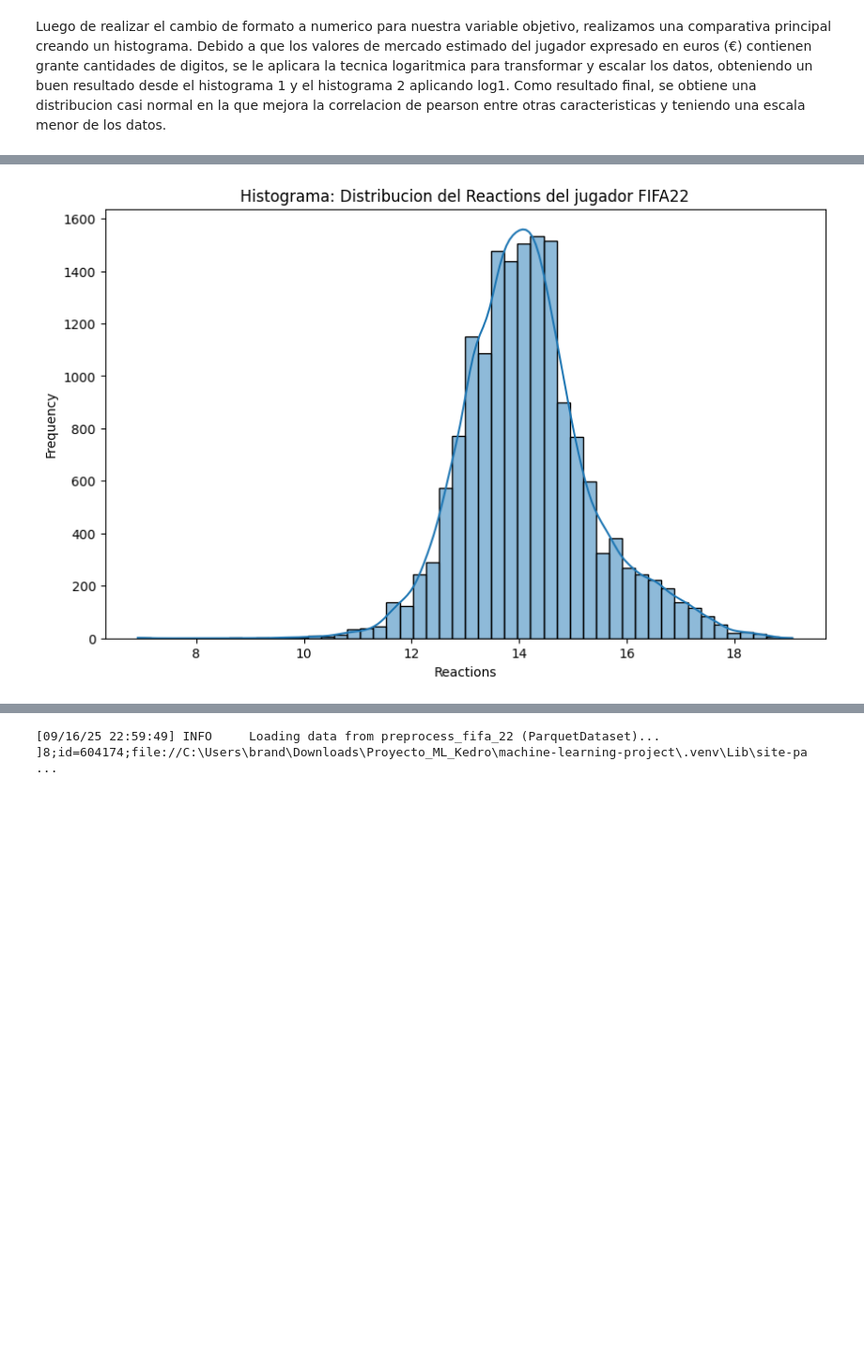
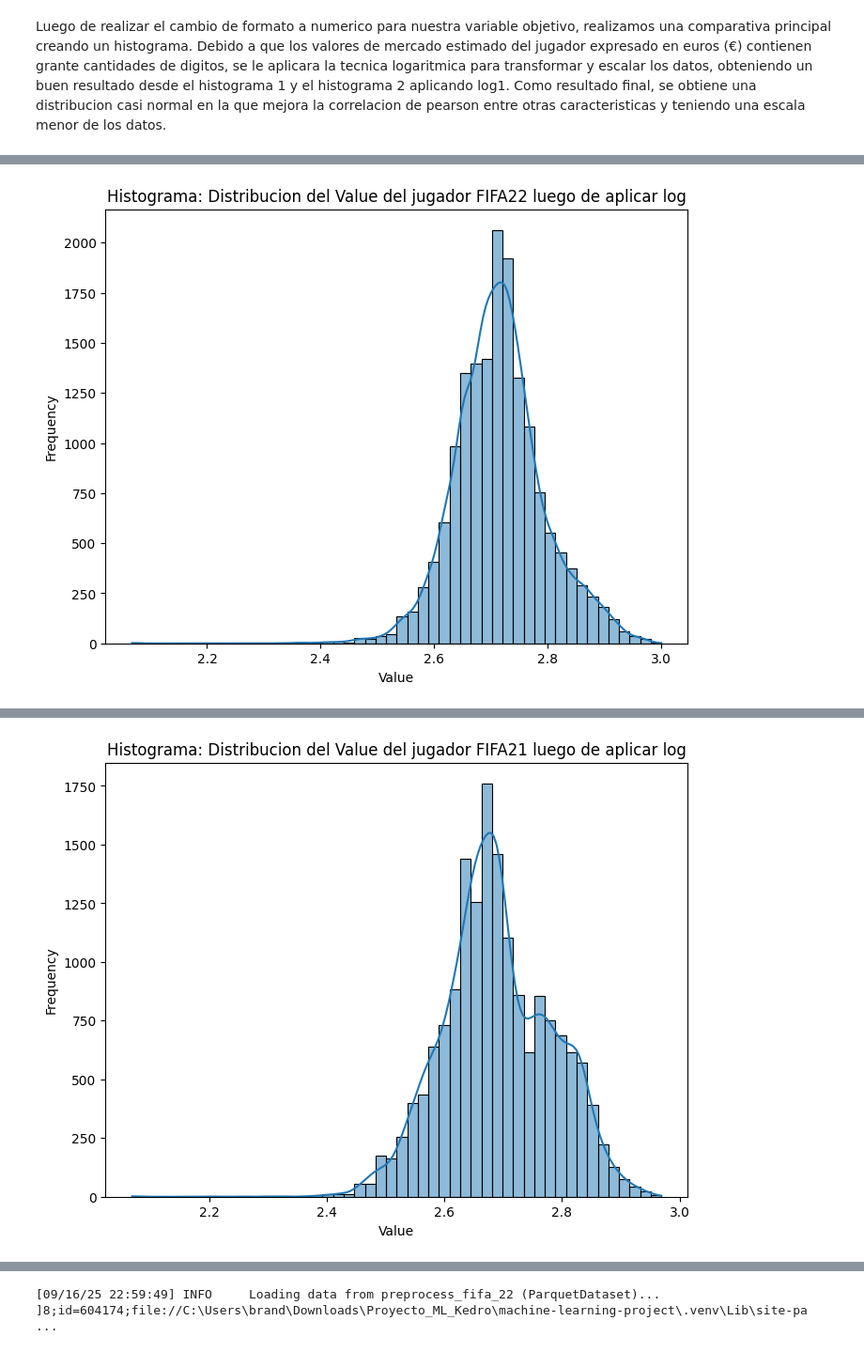
Before and after one commit to BrandonLCC/FIFA_ML_Kedro, a Jupyter notebook: machine-learning-project/notebooks/3_Data_Preparation.ipynb, the cells around one changed output, grey strips where cells are left out. Shown at 94% size. Saved outputs shown, nothing was run; the diff lists cells and outputs as text; code cells hidden in the pictures; blank space fills up the shorter version.

```diff
--- a/machine-learning-project/notebooks/3_Data_Preparation.ipynb
+++ b/machine-learning-project/notebooks/3_Data_Preparation.ipynb
@@ -89,6 +121,14 @@ Marking es la capacidad de marcar o defender del jugador, por lo que es una cara
 FIFA22_df.drop(FIFA22_df[FIFA22_df['Age'] >=40 ].index, inplace=True)
 FIFA22_df.shape
 sns.boxplot(x=FIFA22_df['Age'])
+
+FIFA21_df.drop(FIFA21_df[FIFA21_df['Age'] >=39 ].index, inplace=True)
+FIFA21_df.shape
+sns.boxplot(x=FIFA21_df['Age'])
+
+FIFA20_df.drop(FIFA20_df[FIFA20_df['Age'] >=38 ].index, inplace=True)
+FIFA20_df.shape
+sns.boxplot(x=FIFA20_df['Age'])
 # %% [output]
 [interactive output not drawn]
 <Axes: xlabel='Age'>
@@ -97 +137,5 @@ sns.boxplot(x=FIFA22_df['Age'])
+# %%
+FIFA22_df.drop(FIFA22_df[FIFA22_df['Value_num'] >=40 ].index, inplace=True)
+FIFA22_df.shape
+sns.boxplot(x=FIFA22_df['Value_num'])
 # %% [markdown]
@@ -110,0 +153,4 @@ FIFA22_df['Defensive_Skills'] = FIFA22_df[['Marking', 'StandingTackle', 'Sliding
+# %%
+FIFA22_df['Joined_Year'] = FIFA22_df['Joined'].dt.year
+FIFA22_df['Joined_Month'] = FIFA22_df['Joined'].dt.month
+FIFA22_df['Joined_Day'] = FIFA22_df['Joined'].dt.day
@@ -244,5 +339,7 @@ plt.show()
 # %%
 FIFA22_df['Value_num'] = np.log1p(FIFA22_df['Value_num'])  # log(1 + x)
+FIFA21_df['Value_num'] = np.log1p(FIFA21_df['Value_num'])
+FIFA20_df['Value_num'] = np.log1p(FIFA20_df['Value_num'])
 # %%
 FIFA22_df['Value_num']
 # %% [output]
@@ -262,10 +359,27 @@ Name: Value_num, Length: 16667, dtype: float64
 # %%
-plt.figure(figsize=(10, 6))
+# FIFA22_df
+plt.figure(figsize=(8, 6))
 sns.histplot(FIFA22_df['Value_num'], bins=50, kde=True)
-plt.title('Histograma: Distribucion del Reactions del jugador FIFA22')
-plt.xlabel('Reactions')
+plt.title('Histograma: Distribucion del Value del jugador FIFA22 luego de aplicar log')
+plt.xlabel('Value')
 plt.ylabel('Frequency')
 plt.show()
+
+#FIFA21_df
+plt.figure(figsize=(8, 6))
+sns.histplot(FIFA21_df['Value_num'], bins=50, kde=True)
+plt.title('Histograma: Distribucion del Value del jugador FIFA21 luego de aplicar log')
+plt.xlabel('Value')
+plt.ylabel('Frequency')
+plt.show()
+
+#FIFA20_df
+plt.figure(figsize=(9, 6))
+sns.histplot(FIFA20_df['Value_num'], bins=50, kde=True)
+plt.title('Histograma: Distribucion del Value del jugador FIFA20 luego de aplicar log')
+plt.xlabel('Value')
+plt.ylabel('Frequency')
+plt.show()
 # %% [output]
 [interactive output not drawn]
-[figure, old version]
+[figure, new version]
@@ -271,0 +387 @@ plt.show()
+[figure, added]
```
Also changed, not shown: parts of 28 cells of this notebook, 1 other file.
